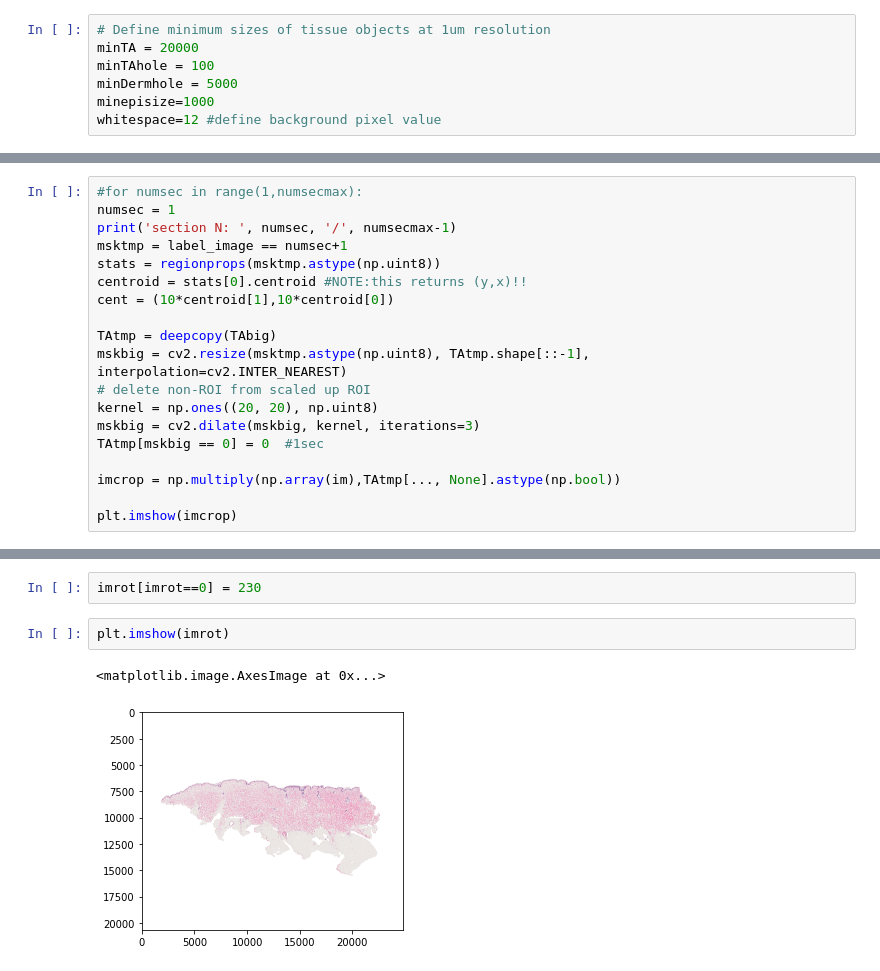
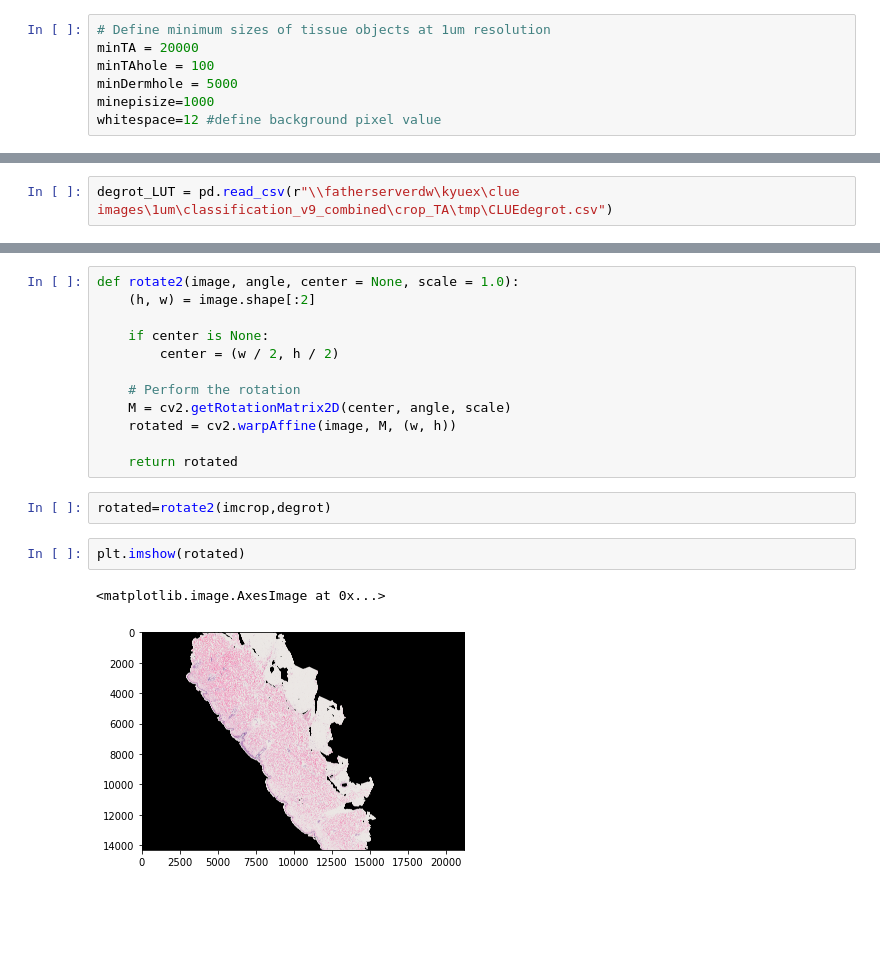
Before and after one commit to Wirtz-Lab/wsi_analysis, a Jupyter notebook: ashley/active/crop_align_HE.ipynb, the cells around one changed output, grey strips where cells are left out. Cells and saved outputs as stored; diff of their text form; blank space fills up the shorter version.

```diff
--- a/ashley/active/crop_align_HE.ipynb
+++ b/ashley/active/crop_align_HE.ipynb
@@ -52 +42,3 @@ whitespace=12 #define background pixel value
+# %%
+degrot_LUT = pd.read_csv(r"\\fatherserverdw\kyuex\clue images\1um\classification_v9_combined\crop_TA\tmp\CLUEdegrot.csv")
 # %%
@@ -97,19 +132,0 @@ Deprecated in NumPy 1.20; for more details and guidance: https://numpy.org/devdo
-# %%
-#for numsec in range(1,numsecmax):
-numsec = 1
-print('section N: ', numsec, '/', numsecmax-1)
-msktmp = label_image == numsec+1
-stats = regionprops(msktmp.astype(np.uint8))
-centroid = stats[0].centroid #NOTE:this returns (y,x)!!
-cent = (10*centroid[1],10*centroid[0])
-
-TAtmp = deepcopy(TAbig)
-mskbig = cv2.resize(msktmp.astype(np.uint8), TAtmp.shape[::-1], interpolation=cv2.INTER_NEAREST)
-# delete non-ROI from scaled up ROI
-kernel = np.ones((20, 20), np.uint8)
-mskbig = cv2.dilate(mskbig, kernel, iterations=3)
-TAtmp[mskbig == 0] = 0  #1sec
-
-imcrop = np.multiply(np.array(im),TAtmp[..., None].astype(np.bool))
-
-plt.imshow(imcrop)
@@ -128,7 +133,19 @@ imrot[imrot==0] = 255 #change the backrground white
-# %%
-imrot[imrot==0] = 230
+# %%
+def rotate2(image, angle, center = None, scale = 1.0):
+    (h, w) = image.shape[:2]
+
+    if center is None:
+        center = (w / 2, h / 2)
+
+    # Perform the rotation
+    M = cv2.getRotationMatrix2D(center, angle, scale)
+    rotated = cv2.warpAffine(image, M, (w, h))
+
+    return rotated
+# %%
+rotated=rotate2(imcrop,degrot)
 # %%
-plt.imshow(imrot)
+plt.imshow(rotated)
 # %% [output]
 <matplotlib.image.AxesImage at 0x...>
-[figure, old version]
+[figure, new version]
```
Also changed, not shown: parts of 11 cells of this notebook, 1 other file.
